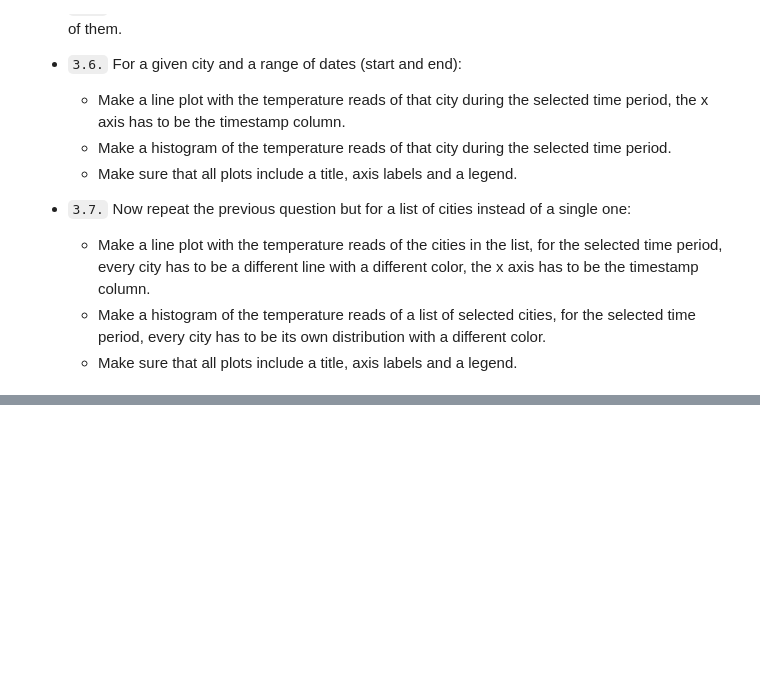
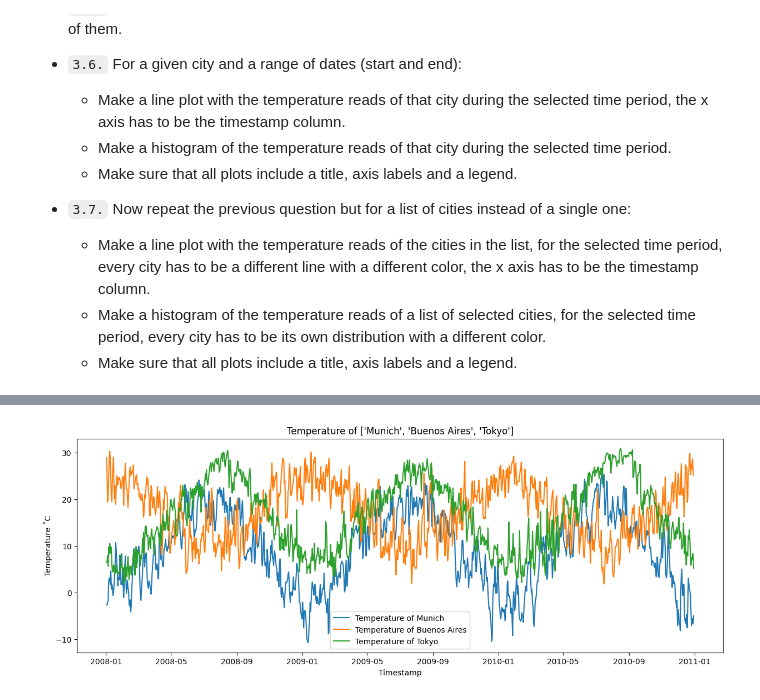
Before and after one commit to chethanbcherry/eae_ipld_project_forked, a Jupyter notebook: development/03_temperatures_dashboard.ipynb, the cells around one changed output, grey strips where cells are left out. Cells and saved outputs as stored; diff of their text form; code cells hidden in the pictures; blank space fills up the shorter version.

```diff
--- a/development/03_temperatures_dashboard.ipynb
+++ b/development/03_temperatures_dashboard.ipynb
@@ -112,30 +167,32 @@ plt.show()
 # %%
 # Ex 3.7: Now repeat the previous question but for a list of cities:
 #   - Make a line plot with the temperature reads of the cities in the list, for the selected time period, every city has to be a different line with a different color, the x axis has to be the timestamp column.
 #   - Make a histogram of the temperature reads of a list of selected cities, for the selected time period, every city has to be its own distribution with a different color.
 #   - Make sure that all plots include a title, axis labels and a legend.
 
 selected_cities = ["Munich", "Buenos Aires", "Tokyo"]
 start_date = pd.to_datetime("2008-01-01").date()
 end_date = pd.to_datetime("2010-12-31").date()
 
 
 plt.figure(figsize=(15, 5))
 
 # TODO: Uncomment and complete the following lines to plot the line plot using the city_df_period AvgTemperatureCelsius column as the y axis and the Date column as the x axis
 
-# for city in selected_cities:
-#     city_df = None            # TODO: get a dataframe with the rows of the selected city
-#     city_df_period = None     # TODO: get a dataframe with the rows of the selected city and the selected period of time using the Date column and any of the <, >, <=, >= operators to compare with start_date and end_date
-#     plt.plot()                # TODO plot each city line and use the label parameter to set the legend name for each city
+for city in selected_cities:
+    city_df = temps_df.query('City ==@city') #temps_df[temps_df["City"] == city]            # TODO: get a dataframe with the rows of the selected city
+    city_df_period = city_df.query('Date>@start_date & Date<@end_date') #temps_df[(start_date <= temps_df["Date"]) | (temps_df["Date"] >= end_date)]    # TODO: get a dataframe with the rows of the selected city and the selected period of time using the Date column and any of the <, >, <=, >= operators to compare with start_date and end_date
+    plt.plot(city_df_period["Date"], city_df_period["AvgTemperatureCelsius"], label = f"Temperature of {city}")                # TODO plot each city line and use the label parameter to set the legend name for each city
 
-# plt.title()   # TODO
-# plt.xlabel()  # TODO
-# plt.ylabel()  # TODO
+plt.title(f"Temperature of {selected_cities}")   # TODO
+plt.xlabel("Timestamp")  # TODO
+plt.ylabel("Temperature ˚C")  # TODO
 
 plt.legend()
 
 plt.show()
+# %% [output]
+[figure, added]
 # %%
 # TODO: Build the histogram plot for the selected cities using the city_df_period AvgTemperatureCelsius column as the data to plot for each one
 
```
Also changed, not shown: parts of 8 cells of this notebook, 1 other file.
